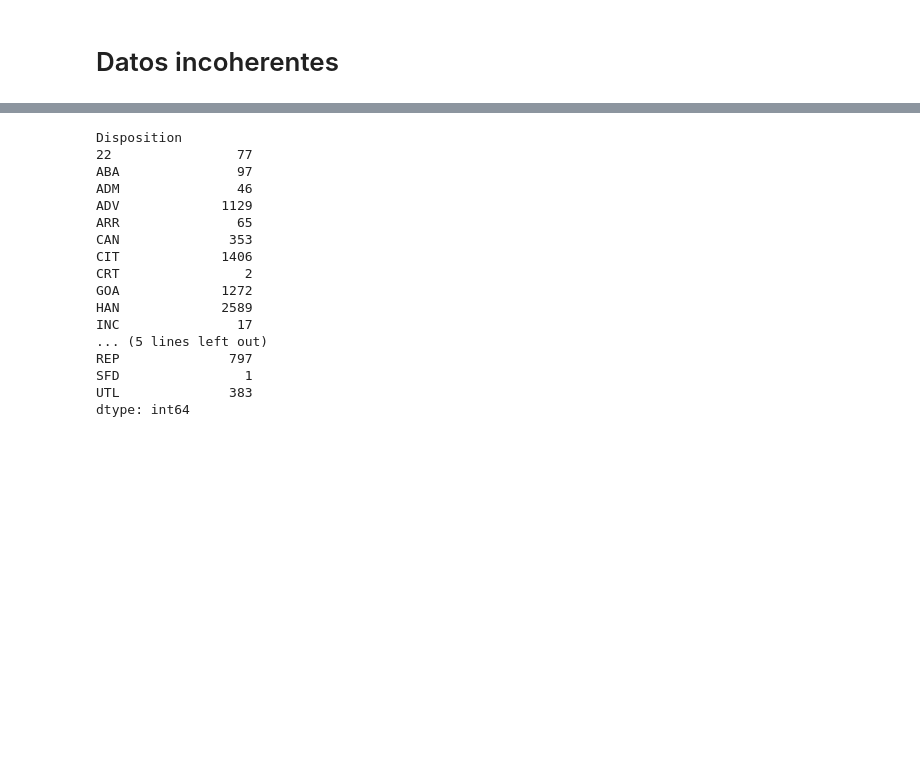
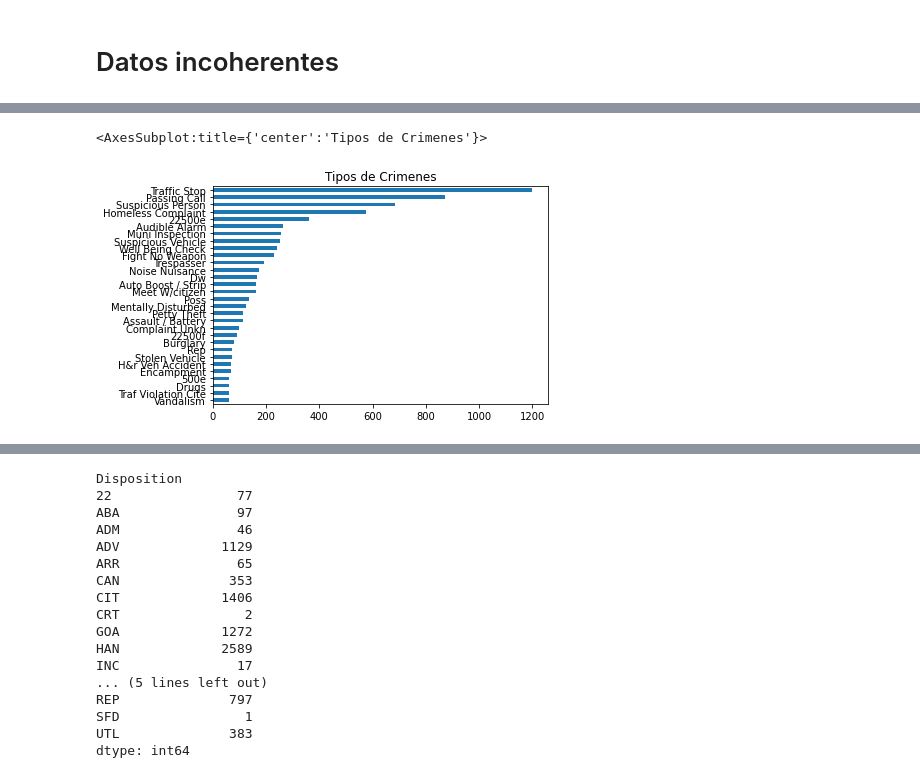
Before and after one commit to abdieljz/Lab2_Unit2, a Jupyter notebook: [NRC_6292]_JuniorZambrano_La2Unidad2.ipynb, the cells around one changed output, grey strips where cells are left out. Saved outputs shown, nothing was run; the diff lists cells and outputs as text; code cells hidden in the pictures; blank space fills up the shorter version.

```diff
--- a/[NRC_6292]_JuniorZambrano_La2Unidad2.ipynb
+++ b/[NRC_6292]_JuniorZambrano_La2Unidad2.ipynb
@@ -132,0 +203,6 @@ data.sample(3)
+# %%
+'''Se expresa que el 50% de las categorías de OriginalCrimeTypeName están basados en 9 altos casos y el restante en 42 casos diferentes'''
+data['OriginalCrimeTypeName'].value_counts().iloc[:30].sort_values().plot(kind="barh", title = "Tipos de Crimenes")
+# %% [output]
+<AxesSubplot:title={'center':'Tipos de Crimenes'}>
+[figure, added]
```
Also changed, not shown: parts of 12 cells of this notebook, 2 other files.
